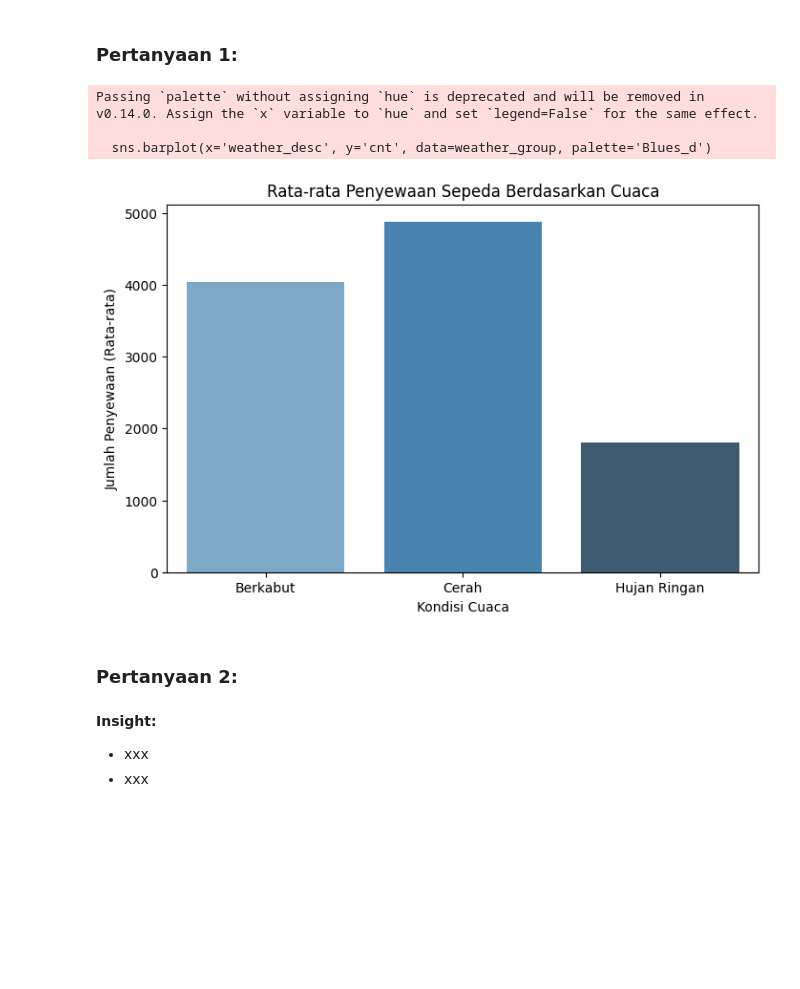
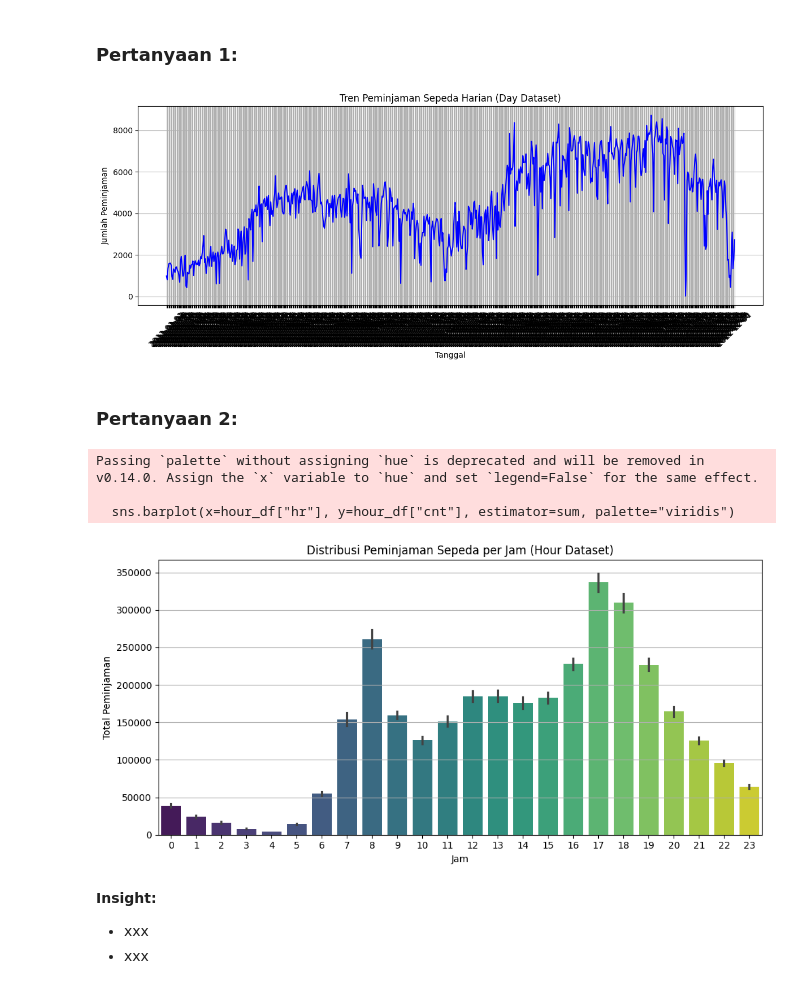
Before and after one commit to Andriansyah2501/appslaskarai, a Jupyter notebook: Proyek_Analisis_Data.ipynb, the cells around one changed output. Saved outputs shown, nothing was run; the diff lists cells and outputs as text; code cells hidden in the pictures; blank space fills up the shorter version.

```diff
--- a/Proyek_Analisis_Data.ipynb
+++ b/Proyek_Analisis_Data.ipynb
@@ -20,6 +21,9 @@ import seaborn as sns
 # %%
 day_url = "https://raw.githubusercontent.com/andriansyah2501/appslaskarai/main/dashboard/day.csv"
 hour_url = "https://raw.githubusercontent.com/andriansyah2501/appslaskarai/main/dashboard/hour.csv"
+
+day_df = pd.read_csv(day_url)
+hour_df = pd.read_csv(hour_url)
 # %% [markdown]
 ## Data Wrangling
 # %% [markdown]
@@ -144,21 +148,35 @@ Rata-rata Penyewaan: Weekday vs Weekend:
 ## Visualization & Explanatory Analysis
 # %% [markdown]
 ### Pertanyaan 1:
-# %%
-
-plt.figure(figsize=(8, 5))
-sns.barplot(x='weather_desc', y='cnt', data=weather_group, palette='Blues_d')
-plt.title('Rata-rata Penyewaan Sepeda Berdasarkan Cuaca')
-plt.xlabel('Kondisi Cuaca')
-plt.ylabel('Jumlah Penyewaan (Rata-rata)')
-plt.show()
-# %% [output]
-Passing `palette` without assigning `hue` is deprecated and will be removed in v0.14.0. Assign the `x` variable to `hue` and set `legend=False` for the same effect.
-
-  sns.barplot(x='weather_desc', y='cnt', data=weather_group, palette='Blues_d')
-[figure, removed]
+# %%
+plt.figure(figsize=(12, 5))
+sns.lineplot(x=day_df["dteday"], y=day_df["cnt"], color="blue")
+plt.title("Tren Peminjaman Sepeda Harian (Day Dataset)")
+plt.xlabel("Tanggal")
+plt.ylabel("Jumlah Peminjaman")
+plt.xticks(rotation=45)
+plt.grid()
+plt.tight_layout()
+plt.show()
+# %% [output]
+[figure, added]
 # %% [markdown]
 ### Pertanyaan 2:
+# %%
+plt.figure(figsize=(10, 5))
+sns.barplot(x=hour_df["hr"], y=hour_df["cnt"], estimator=sum, palette="viridis")
+plt.title("Distribusi Peminjaman Sepeda per Jam (Hour Dataset)")
+plt.xlabel("Jam")
+plt.ylabel("Total Peminjaman")
+plt.xticks(range(0, 24))
+plt.grid(axis="y")
+plt.tight_layout()
+plt.show()
+# %% [output]
+Passing `palette` without assigning `hue` is deprecated and will be removed in v0.14.0. Assign the `x` variable to `hue` and set `legend=False` for the same effect.
+
+  sns.barplot(x=hour_df["hr"], y=hour_df["cnt"], estimator=sum, palette="viridis")
+[figure, added]
 # %% [markdown]
 **Insight:**
 - xxx
```
Also changed, not shown: parts of 4 cells of this notebook.
